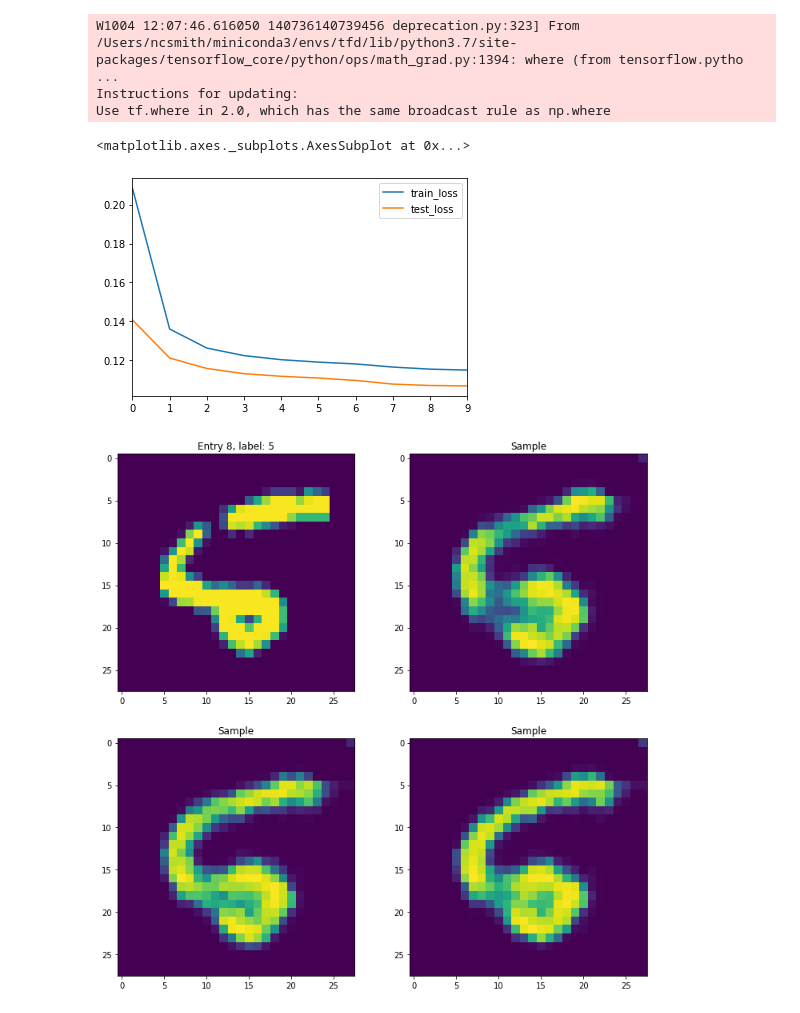
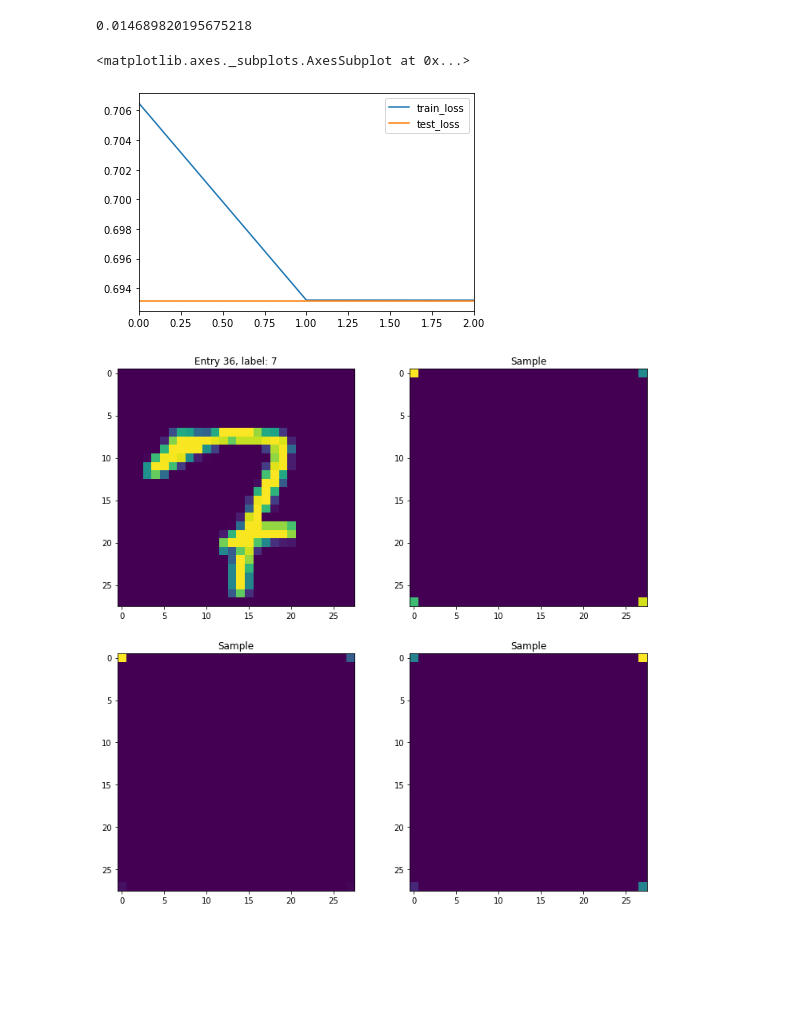
Before and after one commit to nsmith-/UQforWmass, a Jupyter notebook: tfp/vae_mnist.ipynb, the cells around one changed output. Saved outputs shown, nothing was run; the diff lists cells and outputs as text; code cells hidden in the pictures; blank space fills up the shorter version.

```diff
--- a/tfp/vae_mnist.ipynb
+++ b/tfp/vae_mnist.ipynb
@@ -49,0 +81,17 @@ decoder = tfk.Sequential([
+# %%
+def make_dist(inputs=None, *args, **kwargs):
+    if inputs is None:
+        beta1, beta0 = tf.ones(10), tf.ones(10) * 9
+        mean, var = tf.zeros(16), tf.ones(16)
+    else:
+        beta1, beta0, mean, var = tf.split(inputs, [10, 10, 16, 16], axis=-1)
+        # valid domain
+        beta1, beta0, var = tf.exp(beta1), tf.exp(beta0), tf.exp(var)
+    return tfd.Blockwise([
+        tfd.Independent(tfd.Beta(beta1, beta0), reinterpreted_batch_ndims=1),
+        tfd.MultivariateNormalDiag(loc=mean, scale_diag=var),
+    ])
+
+model = CVAELatent(make_dist, 10*2 + 16*2)
+model.encoder.summary()
+model.decoder.summary()
@@ -50,3 +116,11 @@ decoder = tfk.Sequential([
+# %%
+def analytic_kl(u1, s1, u2, s2):
+    '''For two normal distributions'''
+    return np.log(s2/s1) + (s1**2 + (u1 - u2)**2)/(2*(s2**2)) - .5
+
+analytic_kl(.1, 1.1, 0, 1)
+# %% [output]
+0.014689820195675218
 # %%
 optimizer = tfk.optimizers.Adam()
 
@@ -90,10 +164,9 @@ def test_step(images):
 # %%
-EPOCHS = 10
-history = defaultdict(list)
+EPOCHS = 3
+# history = defaultdict(list)
 
 for epoch in tqdm.trange(EPOCHS, unit='epoch'):
-    if epoch == 10:
-        optimizer.lr = 1e-4
+    optimizer.lr = 1e-2
     for images, labels in train_ds:
         train_step(images)
 
@@ -106,30 +179,26 @@ for epoch in tqdm.trange(EPOCHS, unit='epoch'):
     # Reset the metrics for the next epoch
     train_loss.reset_states()
     test_loss.reset_states()
-# %% [output]
-W1004 12:07:46.616050 140736140739456 deprecation.py:323] From /Users/ncsmith/miniconda3/envs/tfd/lib/python3.7/site-packages/tensorflow_core/python/ops/math_grad.py:1394: where (from tensorflow.pytho ...
-Instructions for updating:
-Use tf.where in 2.0, which has the same broadcast rule as np.where
 # %%
-pd.DataFrame(history).plot()
+pd.DataFrame(history)[:].plot()
 # %% [output]
 <matplotlib.axes._subplots.AxesSubplot at 0x...>
-[figure, old version]
+[figure, new version]
 # %%
-i = 8
+i = 36
 
 ex = x_test[i,...,0]
 lbl = y_test[i]
 
 fig, axes = plt.subplots(ncols=2, nrows=2, figsize=(12, 12))
 
 axes[0][0].set_title("Entry %d, label: %d" % (i, lbl))
 axes[0][0].imshow(ex)
 
-latent = encoder(ex[None, ..., None])
+latent = model.encode(ex[None, ..., None])
 
 for ax in axes.flatten()[1:]:
     ax.set_title('Sample')
-    ax.imshow(decoder(latent.sample())[0, ..., 0])
+    ax.imshow(model.decode(latent.sample()).mean()[0, ..., 0])
 # %% [output]
-[figure, old version]
+[figure, new version]
```
Also changed, not shown: parts of 7 cells of this notebook.
